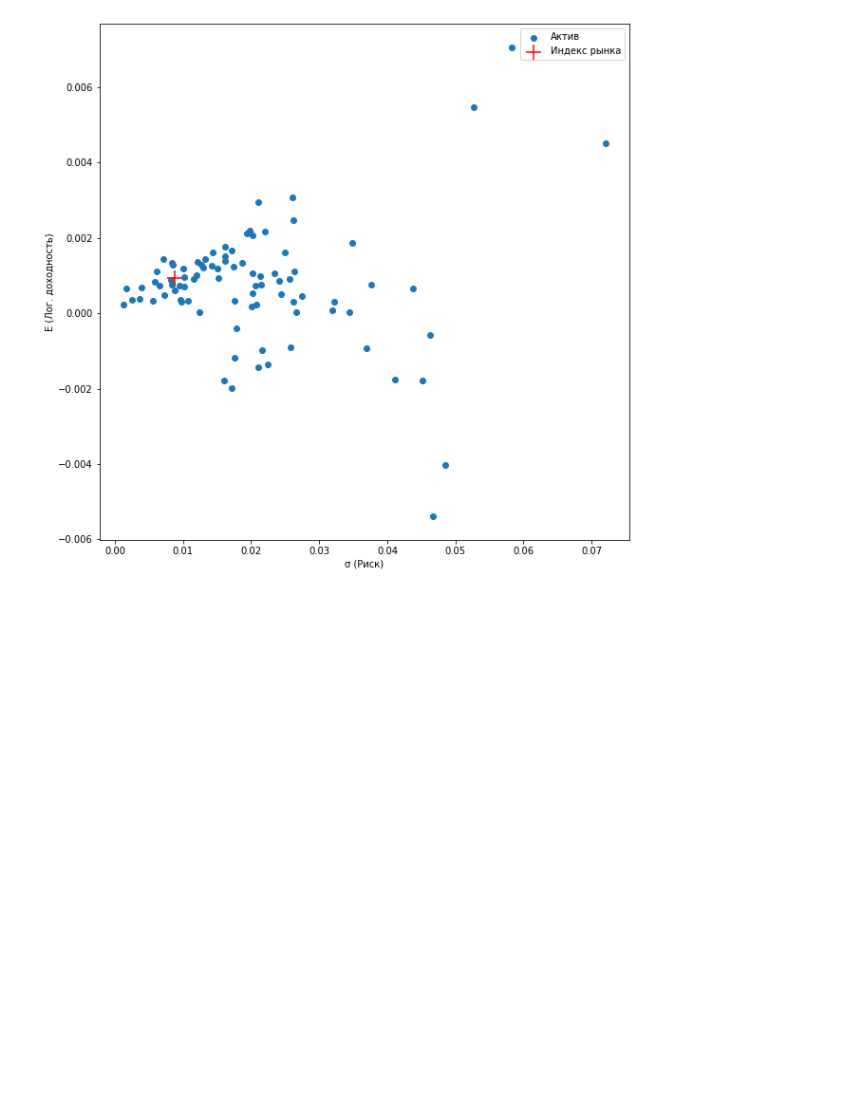
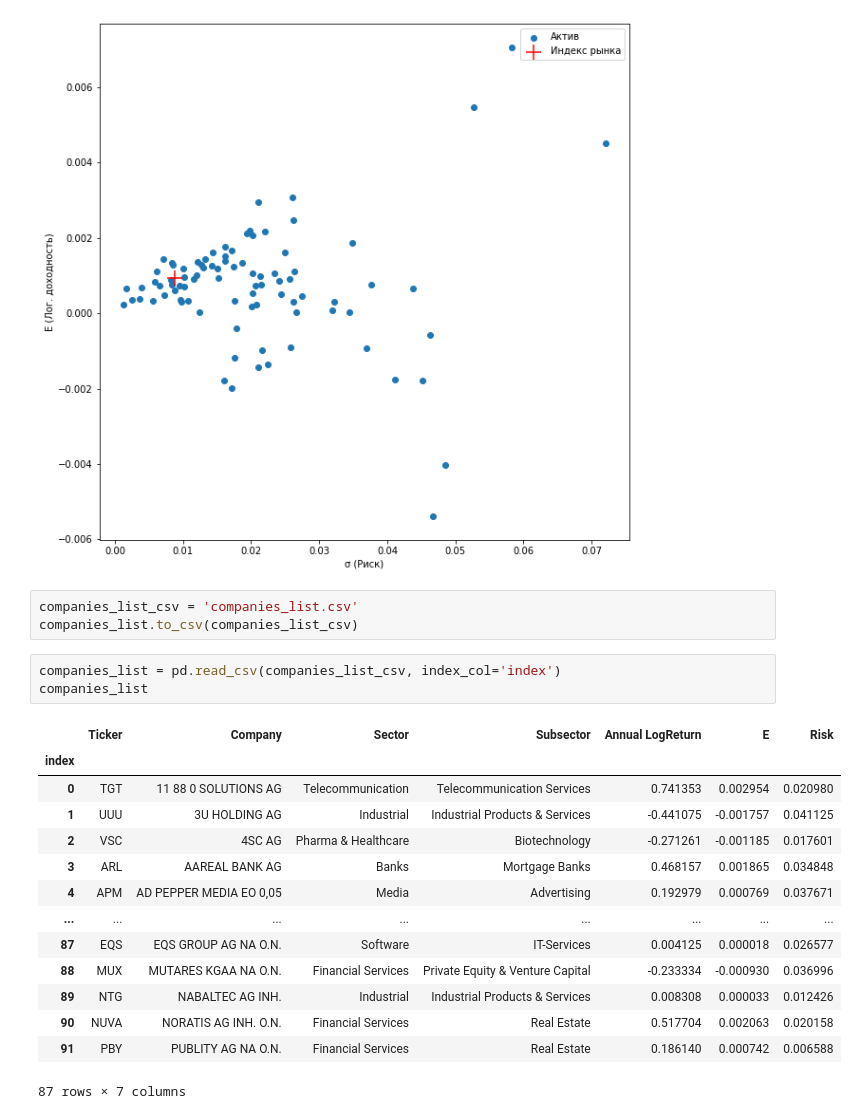
Before and after one commit to dlots/finance_lab_1, a Jupyter notebook: finance_lab_1.ipynb, the cells around one changed output. Cells and saved outputs as stored; diff of their text form; blank space fills up the shorter version.

```diff
--- a/finance_lab_1.ipynb
+++ b/finance_lab_1.ipynb
@@ -261,3 +261,24 @@ plt.show()
 # %% [output]
 <Figure size 720x720 with 0 Axes>
 [figure]
+# %%
+companies_list_csv = 'companies_list.csv'
+companies_list.to_csv(companies_list_csv)
+# %%
+companies_list = pd.read_csv(companies_list_csv, index_col='index')
+companies_list
+# %% [output]
+|  | Ticker | Company | Sector | Subsector | Annual LogReturn | E | Risk |
+| index |  |  |  |  |  |  |  |
+| 0 | TGT | 11 88 0 SOLUTIONS AG | Telecommunication | Telecommunication Services | 0.741353 | 0.002954 | 0.020980 |
+| 1 | UUU | 3U HOLDING AG | Industrial | Industrial Products & Services | -0.441075 | -0.001757 | 0.041125 |
+| 2 | VSC | 4SC AG | Pharma & Healthcare | Biotechnology | -0.271261 | -0.001185 | 0.017601 |
+| 3 | ARL | AAREAL BANK AG | Banks | Mortgage Banks | 0.468157 | 0.001865 | 0.034848 |
+| 4 | APM | AD PEPPER MEDIA EO 0,05 | Media | Advertising | 0.192979 | 0.000769 | 0.037671 |
+| ... | ... | ... | ... | ... | ... | ... | ... |
+| 87 | EQS | EQS GROUP AG NA O.N. | Software | IT-Services | 0.004125 | 0.000018 | 0.026577 |
+| 88 | MUX | MUTARES KGAA NA O.N. | Financial Services | Private Equity & Venture Capital | -0.233334 | -0.000930 | 0.036996 |
+| 89 | NTG | NABALTEC AG INH. | Industrial | Industrial Products & Services | 0.008308 | 0.000033 | 0.012426 |
+| 90 | NUVA | NORATIS AG INH. O.N. | Financial Services | Real Estate | 0.517704 | 0.002063 | 0.020158 |
+| 91 | PBY | PUBLITY AG NA O.N. | Financial Services | Real Estate | 0.186140 | 0.000742 | 0.006588 |
+87 rows × 7 columns
```
Also changed, not shown: parts of 1 cell of this notebook, 1 other file.
